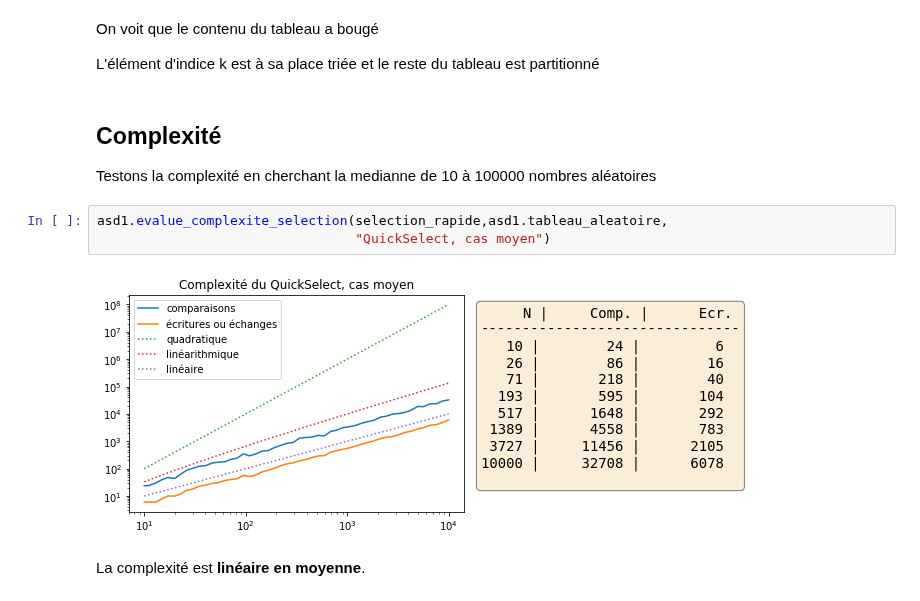
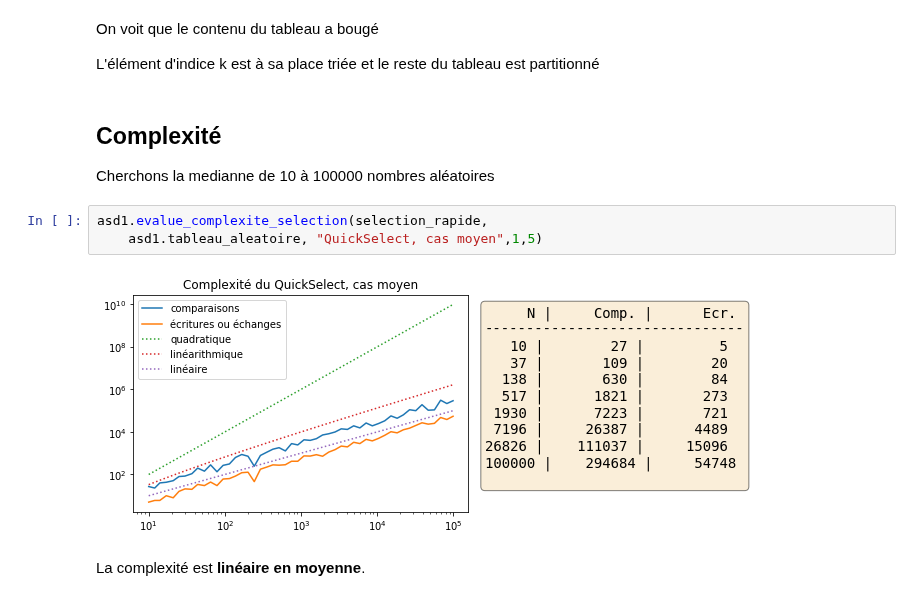
Before and after one commit to ocuisenaire/ASD1-notebooks, a Jupyter notebook: 3 - Tris/7 - Sélection rapide.ipynb, the cells around one changed output. Saved outputs shown, nothing was run; the diff lists cells and outputs as text.

```diff
--- a/3 - Tris/7 - Sélection rapide.ipynb
+++ b/3 - Tris/7 - Sélection rapide.ipynb
@@ -93,12 +94,12 @@ L'élément d'indice k est à sa place triée et le reste du tableau est partiti
 # %% [markdown]
 ## Complexité
 
-Testons la complexité en cherchant la medianne de 10 à 100000 nombres aléatoires
+Cherchons la medianne de 10 à 100000 nombres aléatoires
 # %%
-asd1.evalue_complexite_selection(selection_rapide,asd1.tableau_aleatoire,
-                                 "QuickSelect, cas moyen")
+asd1.evalue_complexite_selection(selection_rapide,
+    asd1.tableau_aleatoire, "QuickSelect, cas moyen",1,5)
 # %% [output]
-[figure, old version]
+[figure, new version]
 # %% [markdown]
 La complexité est **linéaire en moyenne**.
 # %% [markdown]
```
Also changed, not shown: parts of 6 cells of this notebook, 9 other files.
